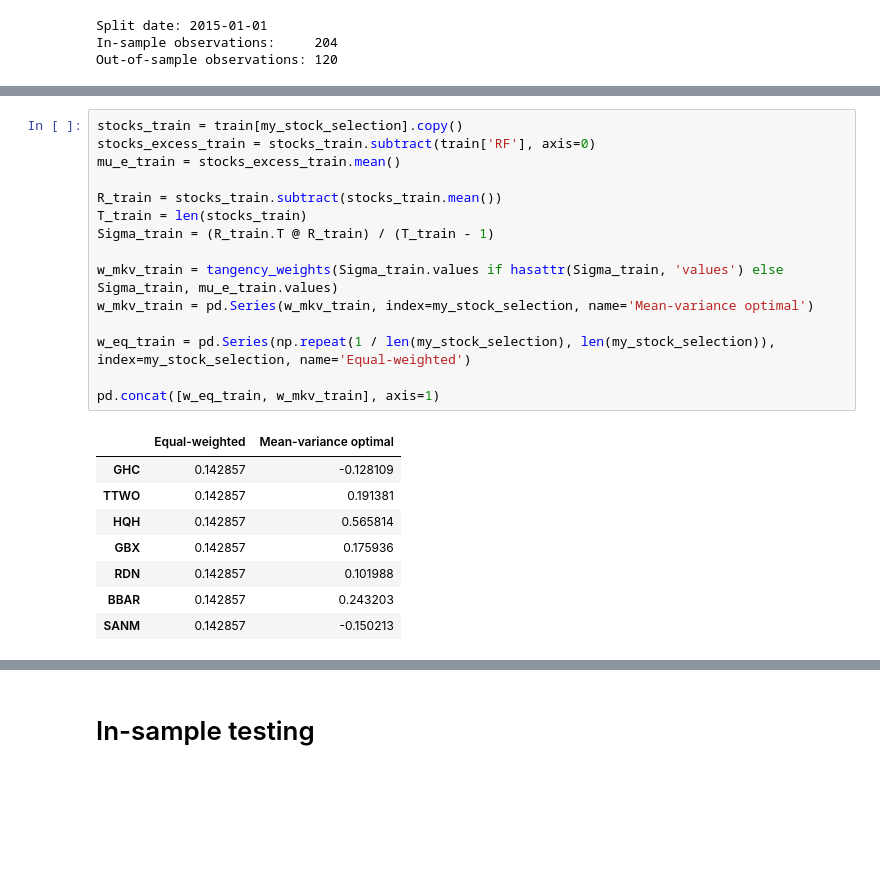
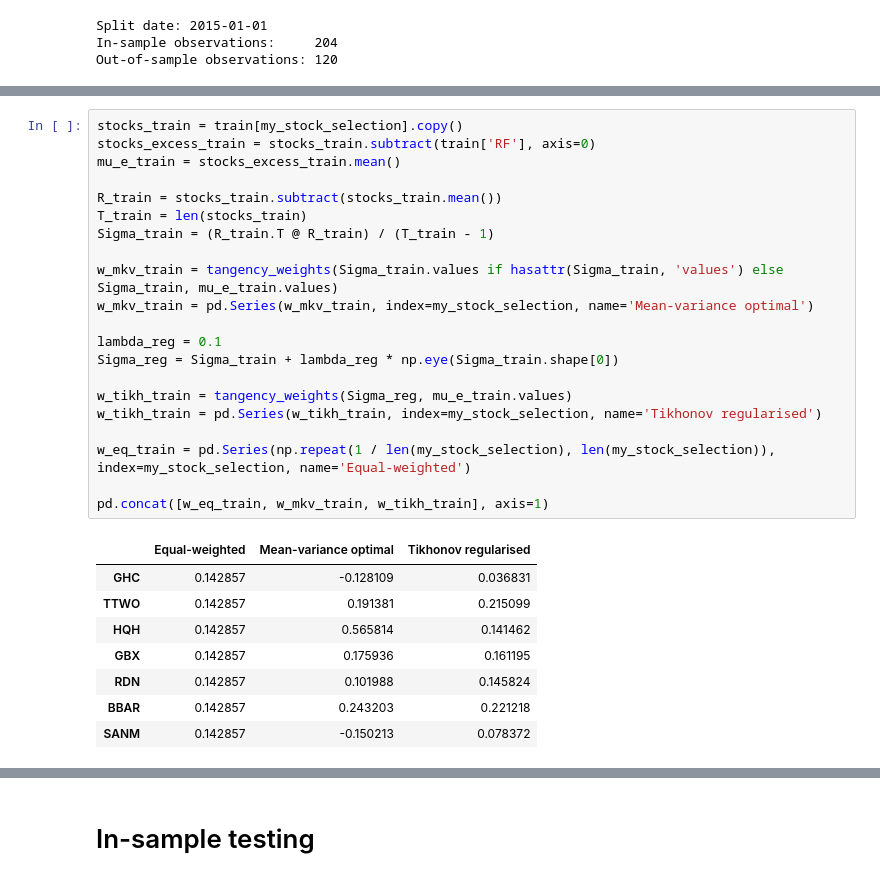
Before and after one commit to dwel760/A12Repository, a Jupyter notebook: A12/A12Notebook.ipynb, the cells around one changed output, grey strips where cells are left out. Saved outputs shown, nothing was run; the diff lists cells and outputs as text; blank space fills up the shorter version.

```diff
--- a/A12/A12Notebook.ipynb
+++ b/A12/A12Notebook.ipynb
@@ -550,27 +560,33 @@ Top 7 in-sample alpha assets:
 # %%
 stocks_train = train[my_stock_selection].copy()
 stocks_excess_train = stocks_train.subtract(train['RF'], axis=0)
 mu_e_train = stocks_excess_train.mean()
 
 R_train = stocks_train.subtract(stocks_train.mean())
 T_train = len(stocks_train)
 Sigma_train = (R_train.T @ R_train) / (T_train - 1)
 
 w_mkv_train = tangency_weights(Sigma_train.values if hasattr(Sigma_train, 'values') else Sigma_train, mu_e_train.values)
 w_mkv_train = pd.Series(w_mkv_train, index=my_stock_selection, name='Mean-variance optimal')
 
+lambda_reg = 0.1
+Sigma_reg = Sigma_train + lambda_reg * np.eye(Sigma_train.shape[0])
+
+w_tikh_train = tangency_weights(Sigma_reg, mu_e_train.values)
+w_tikh_train = pd.Series(w_tikh_train, index=my_stock_selection, name='Tikhonov regularised')
+
 w_eq_train = pd.Series(np.repeat(1 / len(my_stock_selection), len(my_stock_selection)), index=my_stock_selection, name='Equal-weighted')
 
-pd.concat([w_eq_train, w_mkv_train], axis=1)
+pd.concat([w_eq_train, w_mkv_train, w_tikh_train], axis=1)
 # %% [output]
-|  | Equal-weighted | Mean-variance optimal |
-| GHC | 0.142857 | -0.128109 |
-| TTWO | 0.142857 | 0.191381 |
-| HQH | 0.142857 | 0.565814 |
-| GBX | 0.142857 | 0.175936 |
-| RDN | 0.142857 | 0.101988 |
-| BBAR | 0.142857 | 0.243203 |
-| SANM | 0.142857 | -0.150213 |
+|  | Equal-weighted | Mean-variance optimal | Tikhonov regularised |
+| GHC | 0.142857 | -0.128109 | 0.036831 |
+| TTWO | 0.142857 | 0.191381 | 0.215099 |
+| HQH | 0.142857 | 0.565814 | 0.141462 |
+| GBX | 0.142857 | 0.175936 | 0.161195 |
+| RDN | 0.142857 | 0.101988 | 0.145824 |
+| BBAR | 0.142857 | 0.243203 | 0.221218 |
+| SANM | 0.142857 | -0.150213 | 0.078372 |
 # %%
 perf_train = pd.concat([
     portfolio_capm_summary(w_eq_train, train[my_stock_selection], train['RF'], train['Mkt-RF']),
```
Also changed, not shown: parts of 9 cells of this notebook.
